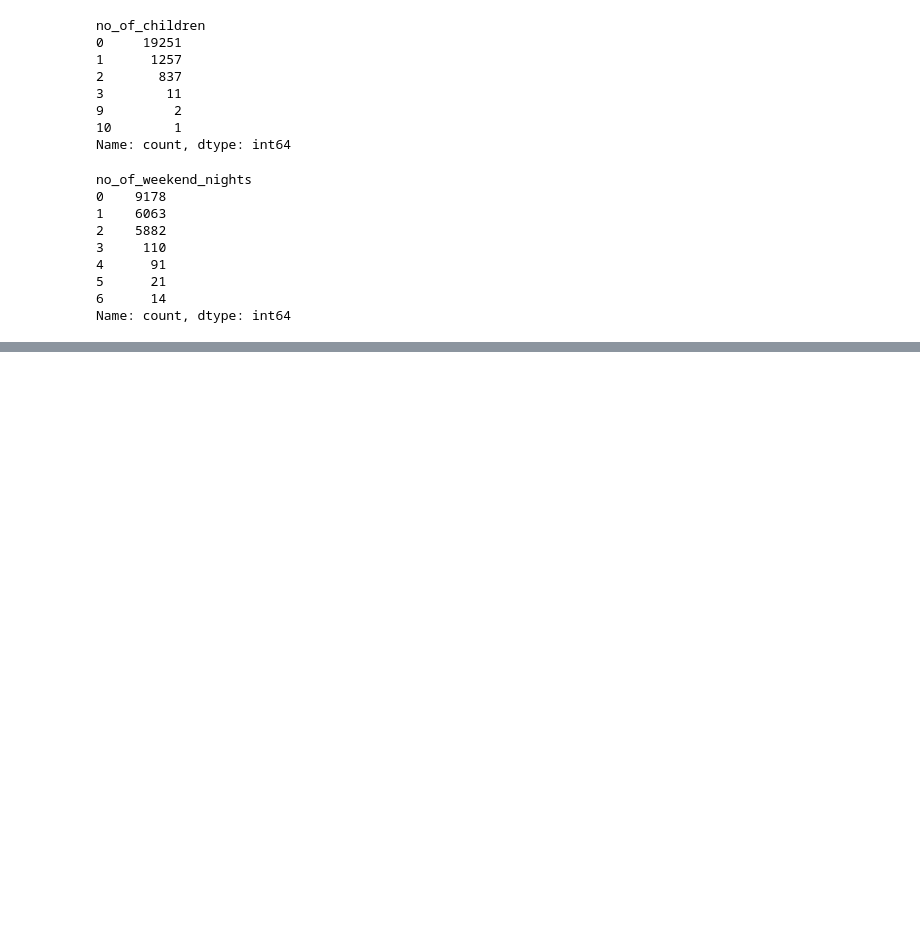
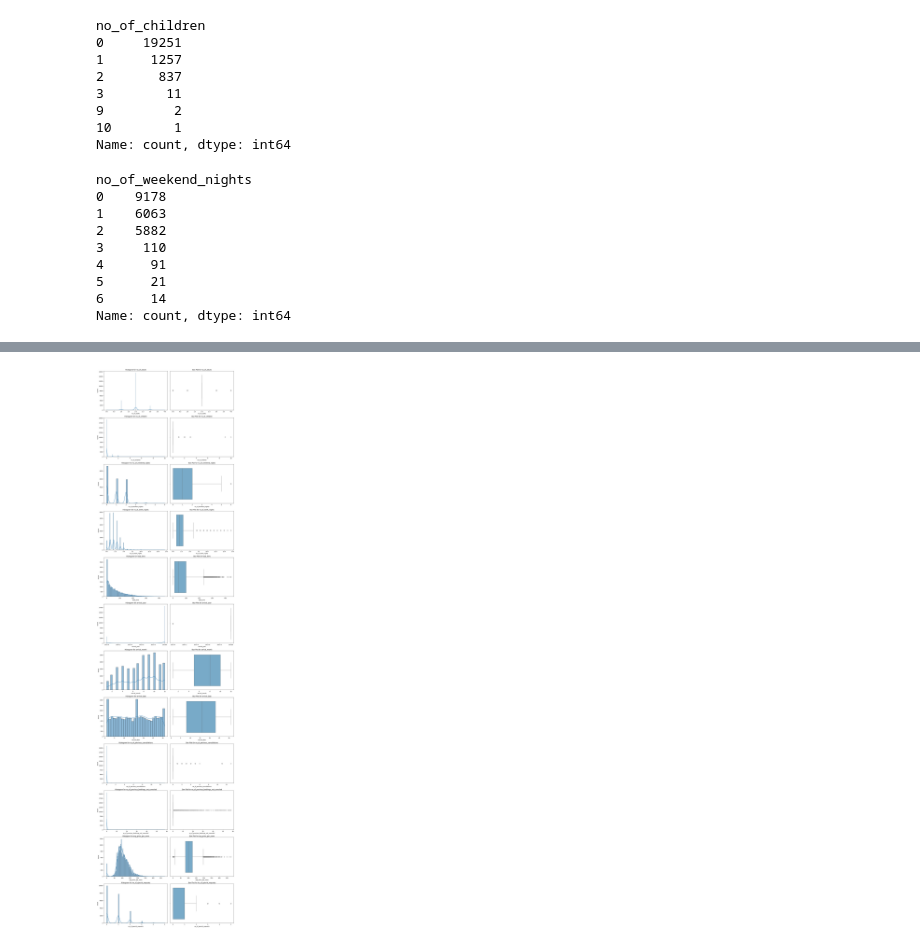
Before and after one commit to rathoddt/MLOps-Basic-to-Advanced, a Jupyter notebook: notebook/notebook1.ipynb, the cells around one changed output, grey strips where cells are left out. Cells and saved outputs as stored; diff of their text form; code cells hidden in the pictures; blank space fills up the shorter version.

```diff
--- a/notebook/notebook1.ipynb
+++ b/notebook/notebook1.ipynb
@@ -117,0 +164,29 @@ Name: count, dtype: int64
+# %%
+cat_cols = ['type_of_meal_plan','required_car_parking_space',
+       'room_type_reserved','market_segment_type', 'repeated_guest','booking_status']
+
+num_cols = ['no_of_adults', 'no_of_children', 'no_of_weekend_nights',
+       'no_of_week_nights','lead_time', 'arrival_year', 'arrival_month',
+       'arrival_date','no_of_previous_cancellations', 'no_of_previous_bookings_not_canceled',
+       'avg_price_per_room', 'no_of_special_requests']
+# %%
+data = df.copy()
+# %%
+def num_plot_dist(df , num_features):
+    fig , axes = plt.subplots(len(num_features),2,figsize=(15,len(num_features)*5))
+    if len(num_features)==1:
+        axes=[axes]
+
+    for i,column in enumerate(num_features):
+        sns.histplot(data=df , x=column , ax=axes[i][0] , kde=True , palette="Blues" )
+        axes[i][0].set_title(f"Histogram for {column}")
+
+        sns.boxplot(data=df , x=column , ax=axes[i][1] , palette="Blues")
+        axes[i][1].set_title(f"Box Plot for {column}")
+
+    plt.tight_layout()
+    plt.show()
+# %%
+num_plot_dist(data , num_cols)
+# %% [output]
+[figure, added]
```
Also changed, not shown: parts of 4 cells of this notebook.
